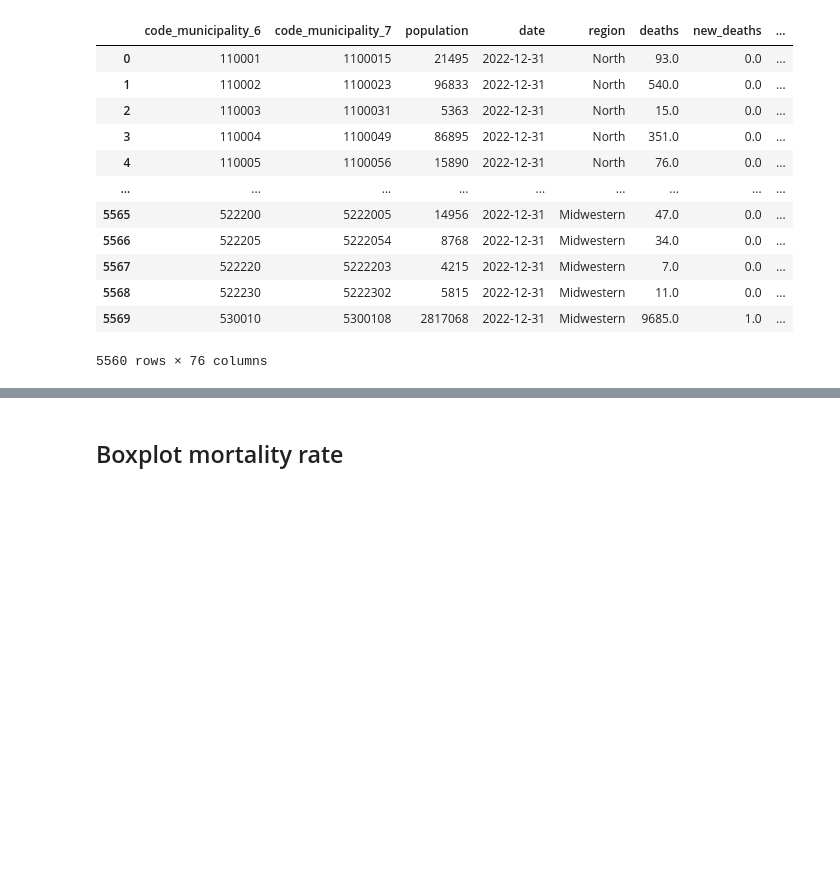
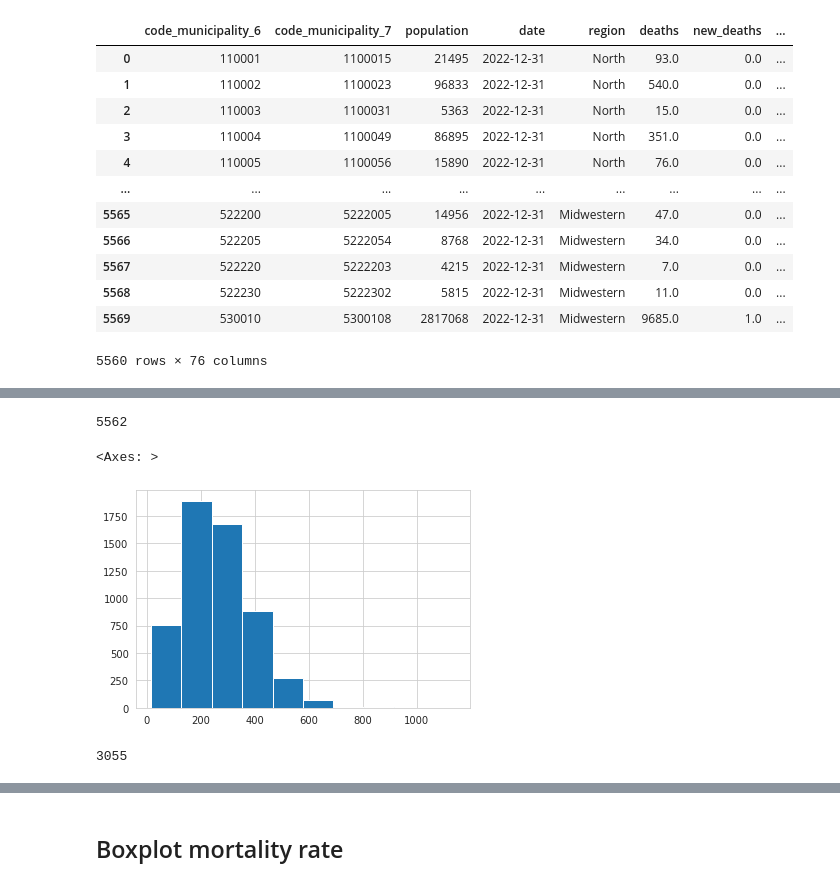
Before and after one commit to helderseixas/Covid19_Sociodemographic, a Jupyter notebook: 09_preparing_mortality_data.ipynb, the cells around one changed output, grey strips where cells are left out. Cells and saved outputs as stored; diff of their text form; code cells hidden in the pictures; blank space fills up the shorter version.

```diff
--- a/09_preparing_mortality_data.ipynb
+++ b/09_preparing_mortality_data.ipynb
@@ -37,0 +130,2 @@ df_municipalities = pd.read_csv('data/input/df_sim_municipal.csv')
+# %%
+df_municipalities_age['YEAR'] = df_municipalities_age['DTOBITO'].dt.year
@@ -38,5 +148,5 @@ df_municipalities = pd.read_csv('data/input/df_sim_municipal.csv')
 # %%
-df_municipalities = pd.read_csv('data/input/df_sim_municipal.csv')[['DATA','CODIGO_MUNICIPIO_6','REGIAO','OBITOS','OBITOS_NOVOS']]
+df_municipalities = pd.read_csv('../covid_databases/data/output/df_sim_municipal.csv')[['DATA','CODIGO_MUNICIPIO_6','regiao','OBITOS','OBITOS_NOVOS']]
 df_municipalities.columns = ['date', 'code_municipality_6', 'region', 'deaths', 'new_deaths']
 df_municipalities.date = pd.to_datetime(df_municipalities.date)
 df_municipalities = df_municipalities.sort_values('date')
@@ -222,0 +683,39 @@ df_mortality
+# %%
+# Original column names
+# age_bins = ['0 a 19 anos', '20 a 39 anos', '40 a 59 anos', '60 a 79 anos', '80 a 99 anos', '100 anos ou mais']
+age_bins = ['0 a 4 anos',
+ '5 a 9 anos',
+ '10 a 14 anos',
+ '15 a 19 anos',
+ '20 a 24 anos',
+ '25 a 29 anos',
+ '30 a 34 anos',
+ '35 a 39 anos',
+ '40 a 44 anos',
+ '45 a 49 anos',
+ '50 a 54 anos',
+ '55 a 59 anos',
+ '60 a 64 anos',
+ '65 a 69 anos',
+ '70 a 74 anos',
+ '75 a 79 anos',
+ '80 a 84 anos',
+ '85 a 89 anos',
+ '90 a 94 anos',
+ '95 a 99 anos',
+ '100 anos ou mais']
+
+# Create DataFrame N with original, homens, and mulheres prefixed columns
+N = df_sociodemographic[age_bins].copy()
+
+# Add prefixed columns
+for prefix in ['homens', 'mulheres']:
+    for col in age_bins:
+        N[f'{prefix} {col}'] = df_sociodemographic[f'{prefix} {col}']
+# %%
+# Aplicar para cada base
+df_std_entire = compute_standardized_mortality(deaths_age_entire_period, df_sociodemographic, N)
+df_std_1s_2020 = compute_standardized_mortality(deaths_age_1s_2020, df_sociodemographic, N)
+df_std_2020 = compute_standardized_mortality(deaths_age_2020, df_sociodemographic, N)
+df_std_2021 = compute_standardized_mortality(deaths_age_2021, df_sociodemographic, N)
+df_std_2022 = compute_standardized_mortality(deaths_age_2022, df_sociodemographic, N)
@@ -222,0 +756,13 @@ df_mortality
+# %%
+len(df_std_entire)
+# %% [output]
+5562
+# %%
+df_std_entire['standardized_mortality_rate'].hist()
+# %% [output]
+<Axes: >
+[figure, added]
+# %%
+len(df_std_1s_2020)
+# %% [output]
+3055
```
Also changed, not shown: parts of 71 cells of this notebook, 31 other files.
